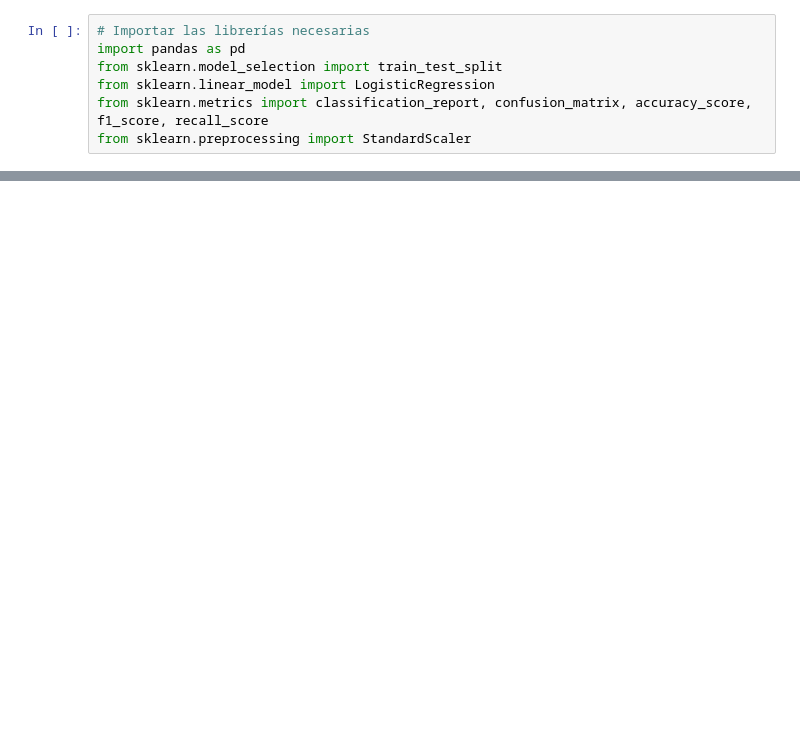
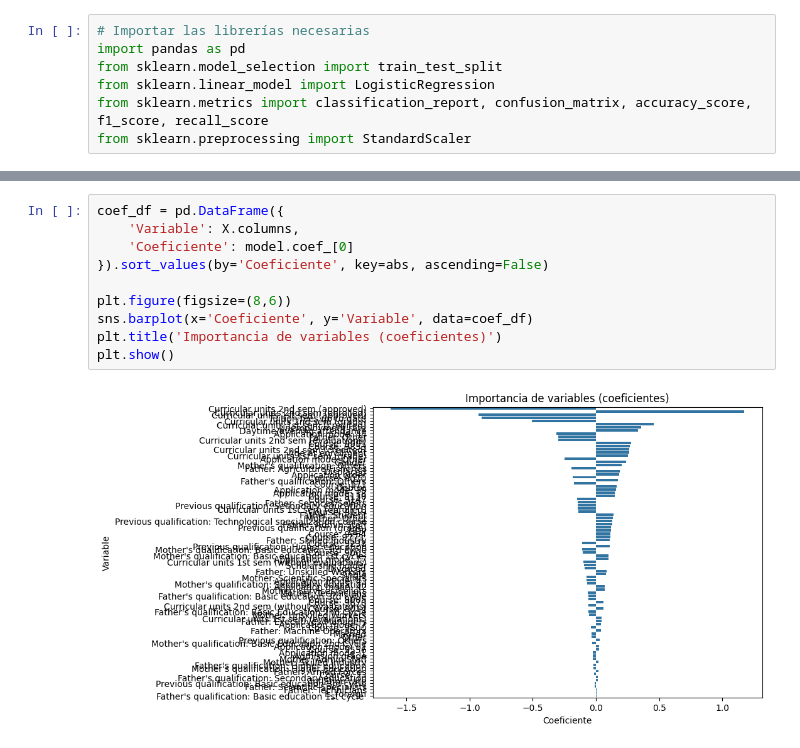
Before and after one commit to criissuarezzz/OriginofMusic, a Jupyter notebook: logistic_regression_analysis.ipynb, the cells around one changed output, grey strips where cells are left out. Saved outputs shown, nothing was run; the diff lists cells and outputs as text; blank space fills up the shorter version.

```diff
--- a/logistic_regression_analysis.ipynb
+++ b/logistic_regression_analysis.ipynb
@@ -109,0 +132,12 @@ Coeficientes del modelo:
+# %%
+coef_df = pd.DataFrame({
+    'Variable': X.columns,
+    'Coeficiente': model.coef_[0]
+}).sort_values(by='Coeficiente', key=abs, ascending=False)
+
+plt.figure(figsize=(8,6))
+sns.barplot(x='Coeficiente', y='Variable', data=coef_df)
+plt.title('Importancia de variables (coeficientes)')
+plt.show()
+# %% [output]
+[figure, added]
```
Also changed, not shown: parts of 25 cells of this notebook.
